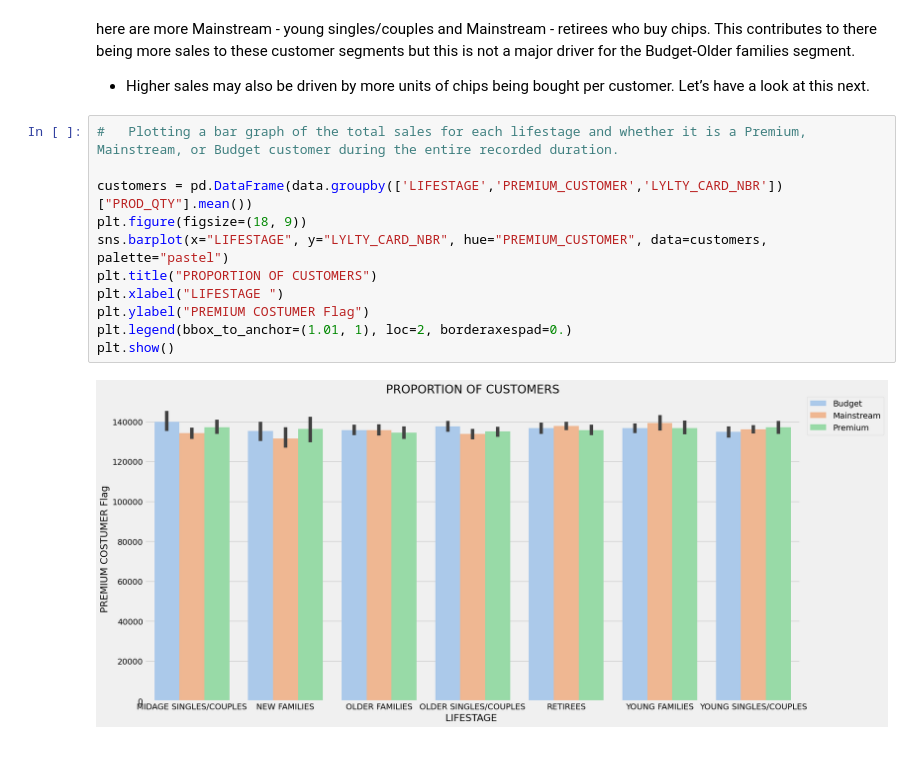
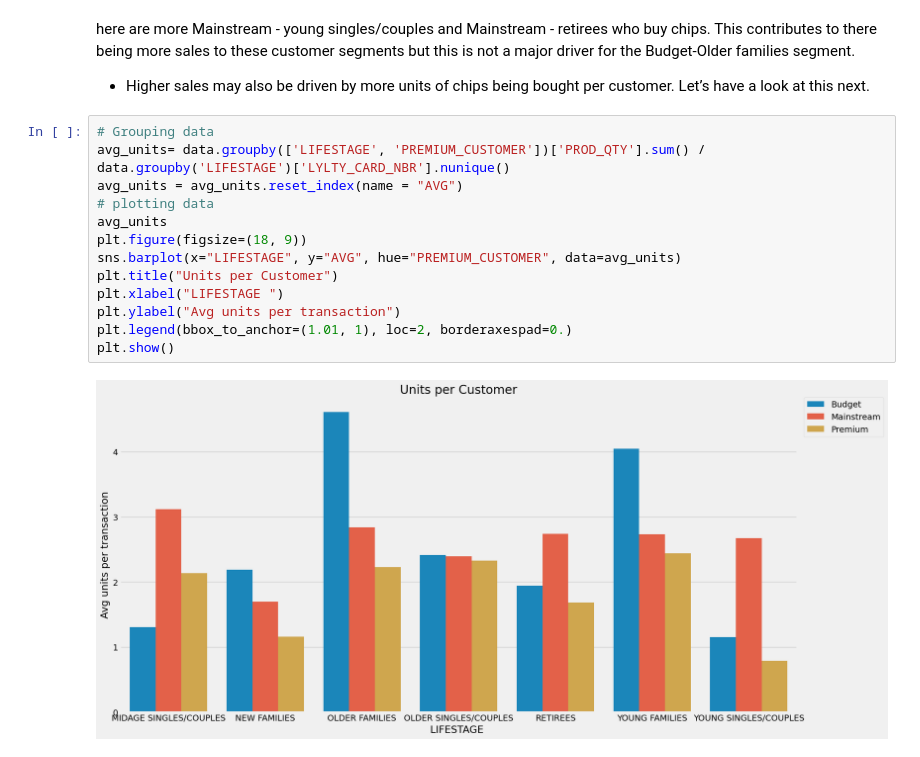
Before and after one commit to khairooo/Quantium-Internship-Experience, a Jupyter notebook: Task_01_Data_reparation_and_customer_analytics.ipynb, the cells around one changed output. Drawn from its saved outputs; the diff is of its cells as text.

```diff
--- a/Task_01_Data_reparation_and_customer_analytics.ipynb
+++ b/Task_01_Data_reparation_and_customer_analytics.ipynb
@@ -653,15 +653,17 @@ here are more Mainstream - young singles/couples and Mainstream - retirees who b
 - Higher sales may also be driven by more units of chips being bought per customer. Let’s have a look at this
 next.
 # %%
-#   Plotting a bar graph of the total sales for each lifestage and whether it is a Premium, Mainstream, or Budget customer during the entire recorded duration.
-
-customers = pd.DataFrame(data.groupby(['LIFESTAGE','PREMIUM_CUSTOMER','LYLTY_CARD_NBR'])["PROD_QTY"].mean())
+# Grouping data
+avg_units= data.groupby(['LIFESTAGE', 'PREMIUM_CUSTOMER'])['PROD_QTY'].sum() / data.groupby('LIFESTAGE')['LYLTY_CARD_NBR'].nunique()
+avg_units = avg_units.reset_index(name = "AVG")
+# plotting data
+avg_units
 plt.figure(figsize=(18, 9))
-sns.barplot(x="LIFESTAGE", y="LYLTY_CARD_NBR", hue="PREMIUM_CUSTOMER", data=customers, palette="pastel")
-plt.title("PROPORTION OF CUSTOMERS")
+sns.barplot(x="LIFESTAGE", y="AVG", hue="PREMIUM_CUSTOMER", data=avg_units)
+plt.title("Units per Customer")
 plt.xlabel("LIFESTAGE ")
-plt.ylabel("PREMIUM COSTUMER Flag")
+plt.ylabel("Avg units per transaction")
 plt.legend(bbox_to_anchor=(1.01, 1), loc=2, borderaxespad=0.)
 plt.show()
 # %% [output]
-[figure, old version]
+[figure, new version]
```
Also changed, not shown: parts of 11 cells of this notebook.
